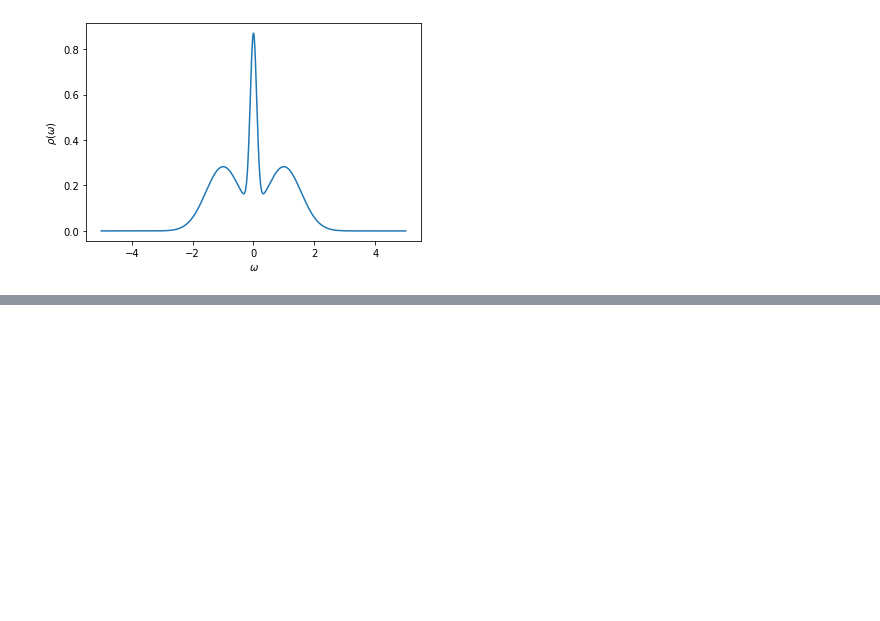
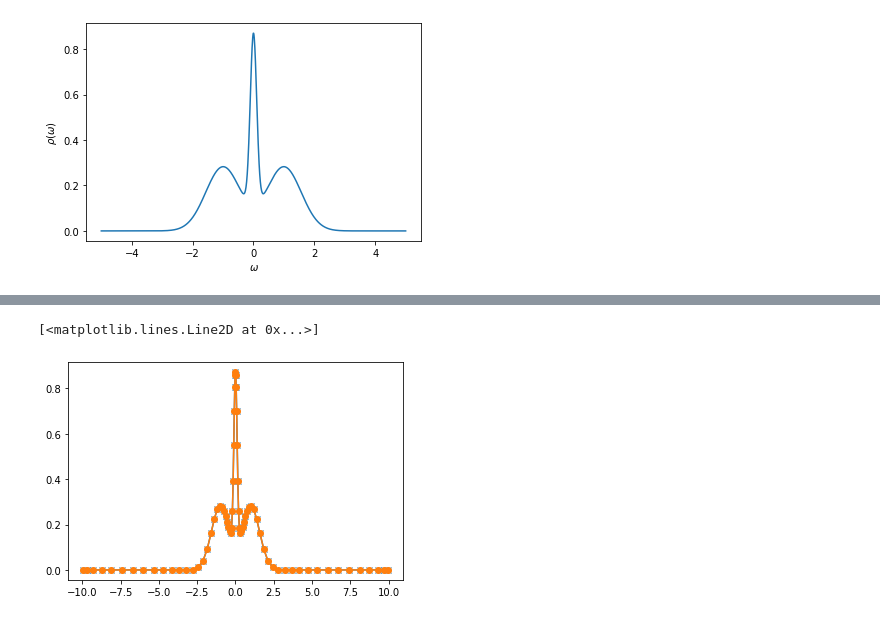
Before and after one commit to SpM-lab/admmsolver, a Jupyter notebook: notebooks/spm.ipynb, the cells around one changed output, grey strips where cells are left out. Saved outputs shown, nothing was run; the diff lists cells and outputs as text; code cells hidden in the pictures; blank space fills up the shorter version.

```diff
--- a/notebooks/spm.ipynb
+++ b/notebooks/spm.ipynb
@@ -66,2 +66,11 @@ plt.semilogy(np.abs(rhol)[::2])
+# %%
+smpl_w = basis.v[-1].roots()
+prj_w = basis.v(smpl_w).T
+
+plt.plot(smpl_w, rho(smpl_w), marker="x")
+plt.plot(smpl_w, prj_w @ rhol, marker="o")
+# %% [output]
+[<matplotlib.lines.Line2D at 0x...>]
+[figure, added]
 # %%
 # rho_l = argmin_{x} |- s_l * x_l + g_l|_2^2 + alpha * |x|_1
```
Also changed, not shown: parts of 8 cells of this notebook, 5 other files.
